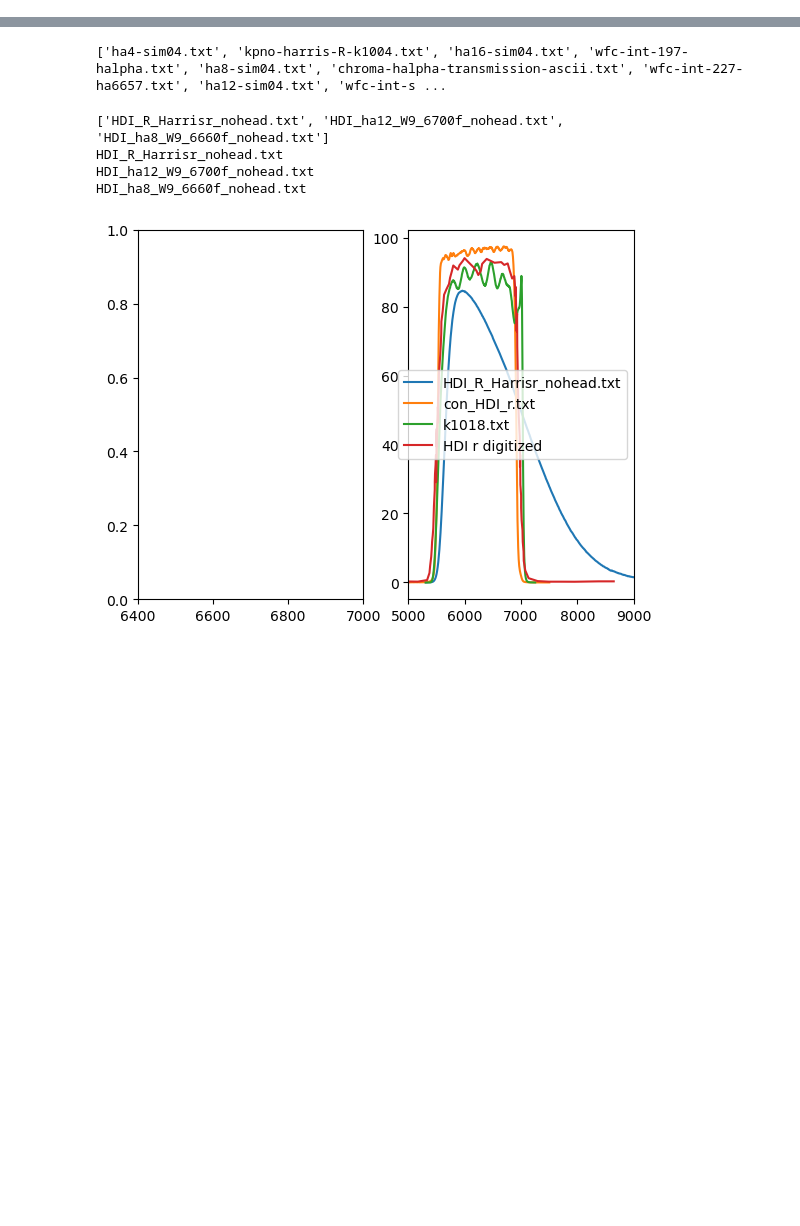
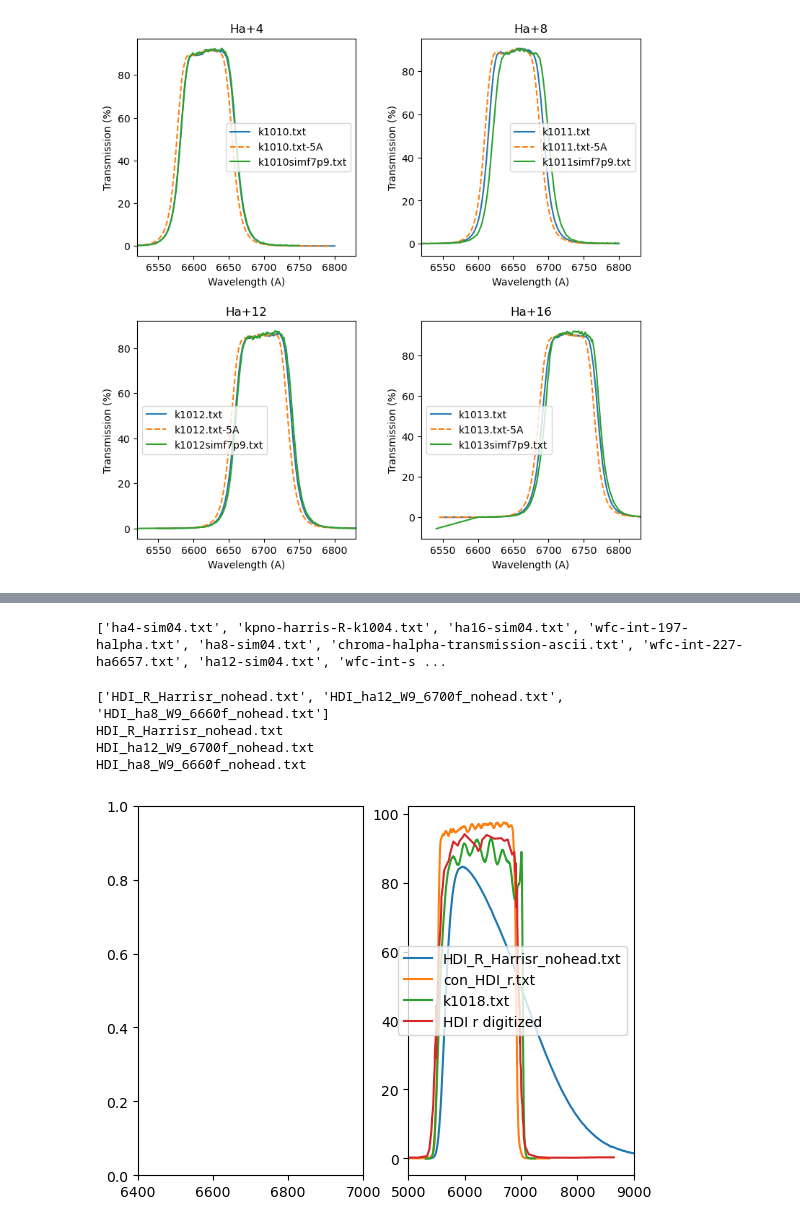
Before and after one commit to rfinn/halphagui, a Jupyter notebook: notebooks/standardize_filters.ipynb, the cells around one changed output, grey strips where cells are left out. Drawn from its saved outputs; the diff is of its cells as text; code cells hidden in the pictures; blank space fills up the shorter version.

```diff
--- a/notebooks/standardize_filters.ipynb
+++ b/notebooks/standardize_filters.ipynb
@@ -32,0 +59,44 @@ def write_fits_output(wavelength, transmission, fname):
+# %%
+kpnodir = os.path.join(homedir,'research/Halpha_filters/kpno/')
+# %%
+
+def plot_files(kfiles):
+    cnames=['wave','trans']
+    for i,f in enumerate(kfiles):
+        tab = Table.read(f, data_start=13, format='ascii', delimiter=' ', fast_reader=False,names=cnames)
+        #tab = Table.read(f, data_start=15, format='ascii', delimiter=r'\s')
+
+        plt.plot(tab['wave'],tab['trans'],label=os.path.basename(f))
+        if f.find('7p9') < 0:
+            plt.plot(tab['wave']-5,tab['trans'],ls='--',label=os.path.basename(f)+"-5A")
+
+#print(kpnodir+'*.txt')
+#print(kfiles)
+from astropy.io import ascii
+
+
+
+k1files = glob.glob(kpnodir+'*f7p9.txt')
+k1files.sort()
+k2files = glob.glob(kpnodir+'k101?.txt')
+k2files.sort()
+kfiles = k1files + k2files
+kfiles.sort()
+
+all_filters = [f"k101{i}" for i in range(4)]
+all_titles = [f"Ha+{n}" for n in [4,8,12,16]]
+plt.figure(figsize=(9,9))
+plt.subplots_adjust(hspace=.3,wspace=0.3)
+for i,filt in enumerate(all_filters):
+    plt.subplot(2,2,i+1)
+    flist = [f"{filt}.txt", f"{filt}simf7p9.txt"]
+    flist = [os.path.join(kpnodir,f) for f in flist]
+    plot_files(flist)
+    #break
+    plt.legend()
+    plt.xlim(6520, 6830)
+    plt.title(all_titles[i])
+    plt.xlabel("Wavelength (A)", fontsize=10)
+    plt.ylabel("Transmission (%)", fontsize=10)
+# %% [output]
+[figure, added]
```
Also changed, not shown: parts of 17 cells of this notebook, 2 other files.
